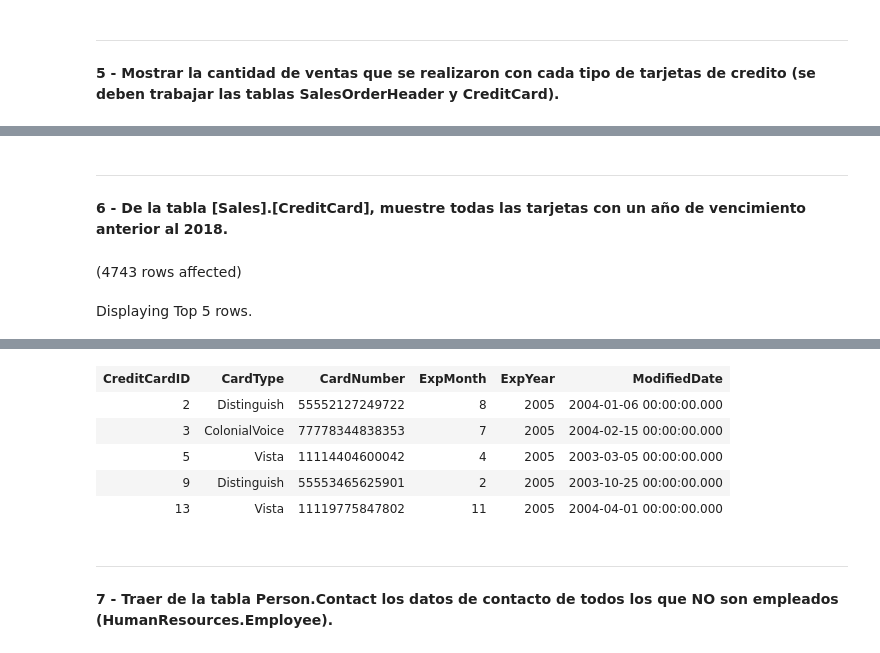
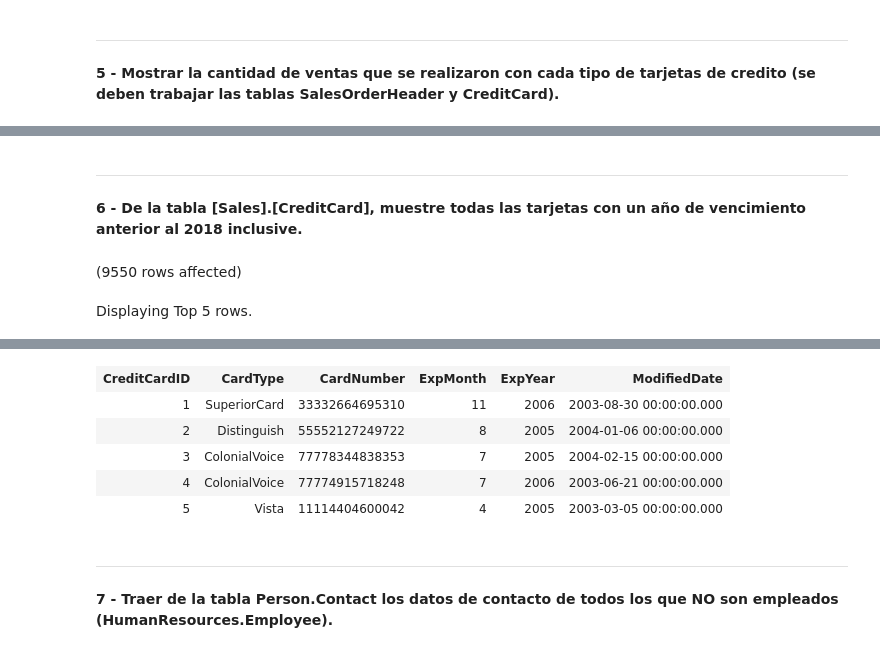
Before and after one commit to tvillani22/SQL_Server, a Jupyter notebook: TP1.ipynb, the cells around one changed output, grey strips where cells are left out. Cells and saved outputs as stored; diff of their text form; code cells hidden in the pictures.

```diff
--- a/TP1.ipynb
+++ b/TP1.ipynb
@@ -92,12 +113,12 @@ Total execution time: 00:00:00.065
 | 31465 |
 # %% [markdown]
 ***
-**6 - De la tabla [Sales].[CreditCard], muestre todas las tarjetas con un año de vencimiento anterior al 2018.**
+**6 - De la tabla [Sales].[CreditCard], muestre todas las tarjetas con un año de vencimiento anterior al 2018 inclusive.**
 # %%
 -- Reemplazo 2018 por 2006 porque los vencimientos van entre 2005 y 2008
 SELECT *
 FROM Sales.CreditCard
-WHERE ExpYear < 2006;
+WHERE ExpYear <= 2006;
 # %% [output]
-(4743 rows affected)
+(9550 rows affected)
 Displaying Top 5 rows.
@@ -105,9 +126,9 @@ Total execution time: 00:00:00.127
 | CreditCardID | CardType | CardNumber | ExpMonth | ExpYear | ModifiedDate |
+| 1 | SuperiorCard | 33332664695310 | 11 | 2006 | 2003-08-30 00:00:00.000 |
 | 2 | Distinguish | 55552127249722 | 8 | 2005 | 2004-01-06 00:00:00.000 |
 | 3 | ColonialVoice | 77778344838353 | 7 | 2005 | 2004-02-15 00:00:00.000 |
+| 4 | ColonialVoice | 77774915718248 | 7 | 2006 | 2003-06-21 00:00:00.000 |
 | 5 | Vista | 11114404600042 | 4 | 2005 | 2003-03-05 00:00:00.000 |
-| 9 | Distinguish | 55553465625901 | 2 | 2005 | 2003-10-25 00:00:00.000 |
-| 13 | Vista | 11119775847802 | 11 | 2005 | 2004-04-01 00:00:00.000 |
 # %% [markdown]
 ***
 **7 - Traer de la tabla Person.Contact los datos de contacto de todos los que NO son empleados (HumanResources.Employee).**
```
Also changed, not shown: parts of 29 cells of this notebook, 1 other file.
